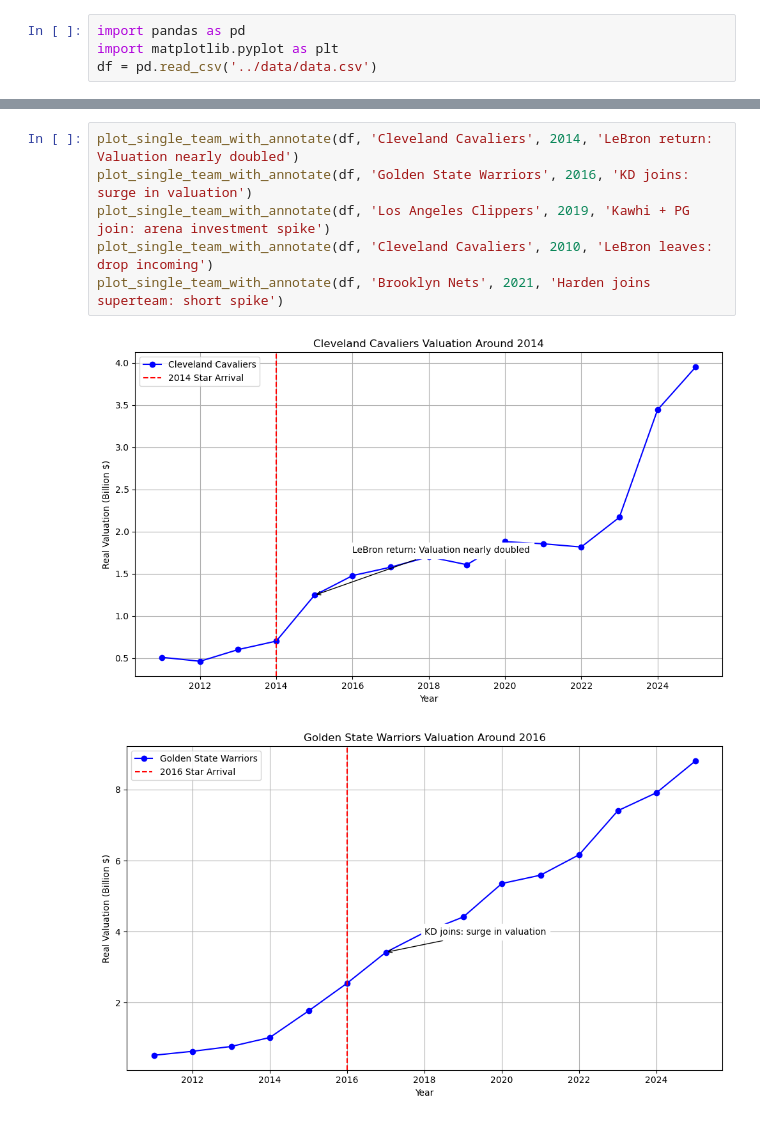
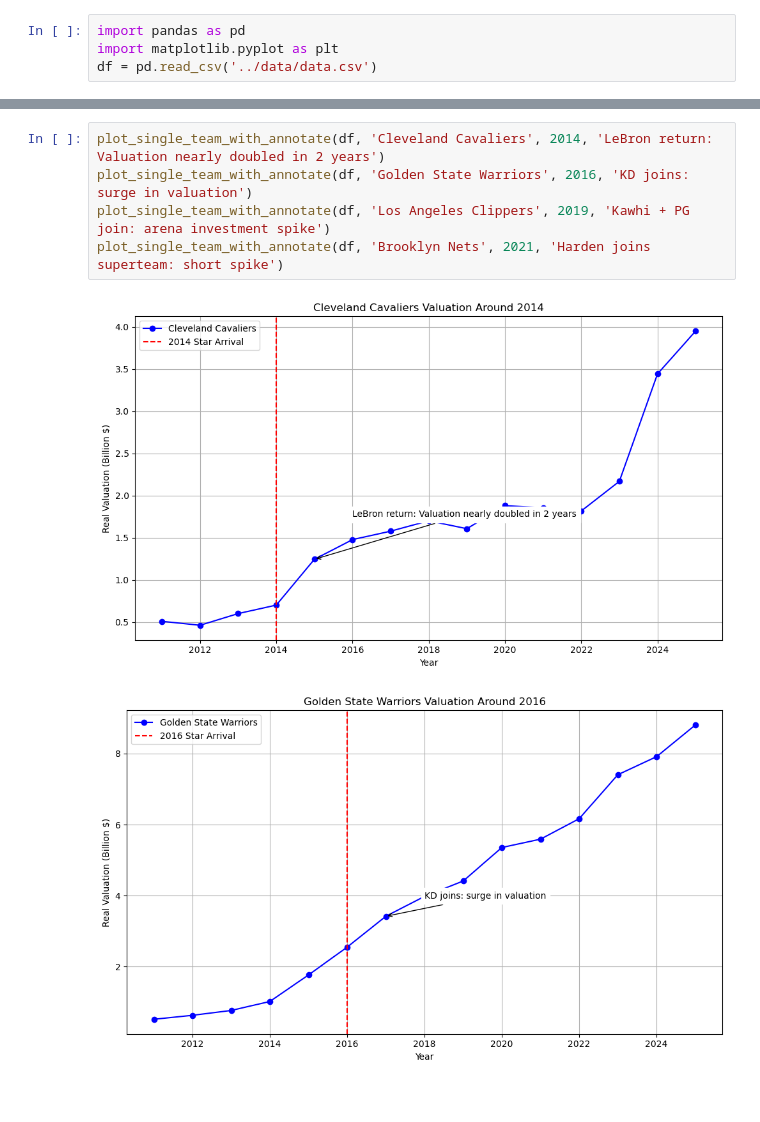
Before and after one commit to shokubohcm/personal_blog, a Jupyter notebook: nba_teamValuation/2_Case/Case.ipynb, the cells around one changed output, grey strips where cells are left out. Drawn from its saved outputs; the diff is of its cells as text.

Commit message:
nba valuation: 2_Case analysis done

```diff
--- a/nba_teamValuation/2_Case/Case.ipynb
+++ b/nba_teamValuation/2_Case/Case.ipynb
@@ -122,10 +139,9 @@ code_blocks
 # %%
-plot_single_team_with_annotate(df, 'Cleveland Cavaliers', 2014, 'LeBron return: Valuation nearly doubled')
+plot_single_team_with_annotate(df, 'Cleveland Cavaliers', 2014, 'LeBron return: Valuation nearly doubled in 2 years')
 plot_single_team_with_annotate(df, 'Golden State Warriors', 2016, 'KD joins: surge in valuation')
 plot_single_team_with_annotate(df, 'Los Angeles Clippers', 2019, 'Kawhi + PG join: arena investment spike')
-plot_single_team_with_annotate(df, 'Cleveland Cavaliers', 2010, 'LeBron leaves: drop incoming')
 plot_single_team_with_annotate(df, 'Brooklyn Nets', 2021, 'Harden joins superteam: short spike')
 # %% [output]
-[figure, old version]
+[figure, new version]
 [figure]
 [figure]
```
Also changed, not shown: parts of 7 cells of this notebook.
